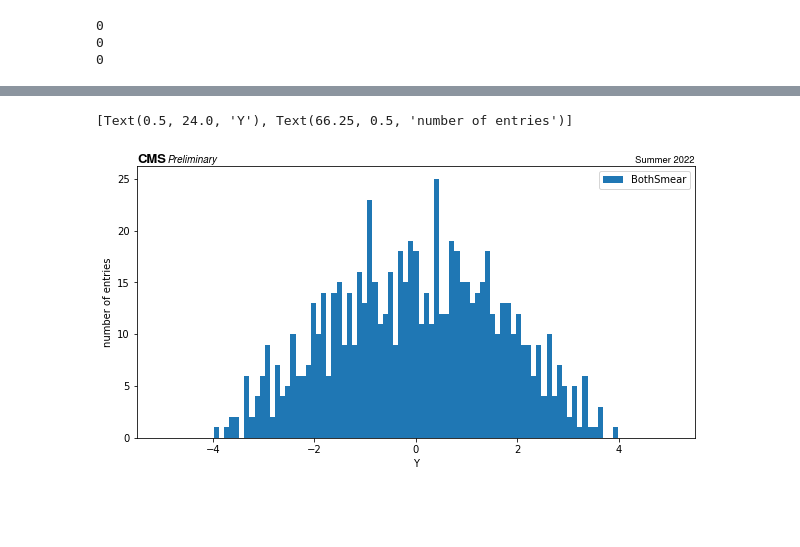
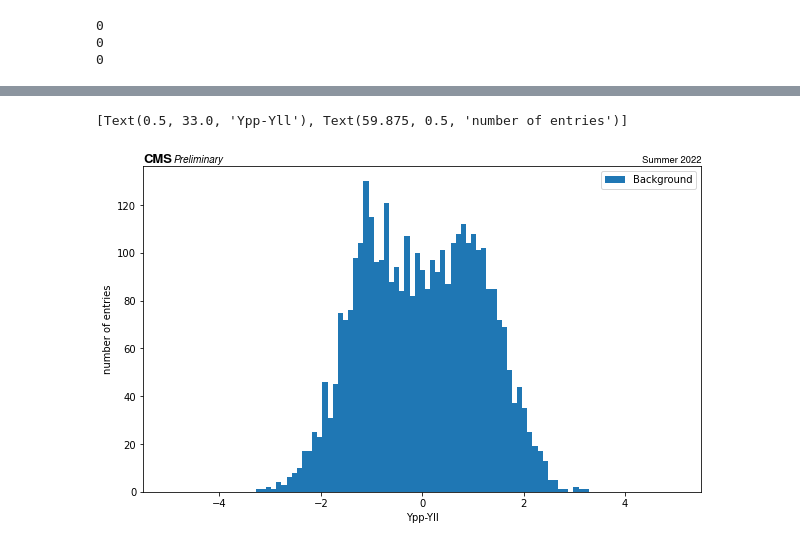
Before and after one commit to tomasurruzola/SummerProject, a Jupyter notebook: CutsBkg1.ipynb, the cells around one changed output, grey strips where cells are left out. Drawn from its saved outputs; the diff is of its cells as text; code cells hidden in the pictures; blank space fills up the shorter version.

```diff
--- a/CutsBkg1.ipynb
+++ b/CutsBkg1.ipynb
@@ -11,5 +10,5 @@ filename2=path+'ZToMuMu_M-120to200_TuneCP5_14TeV-powheg-pythia8_0002.root'
 # %%
 #open the file, using uproot
-#root_=uproot4.open( filename )
+root_=uproot4.open( filename )
 # %%
 #use "uproot4.concatenate":
@@ -55,7 +60,8 @@ for xi range of (0.009,0.197) proton pz is in range from 5623.10 to 6933.50 GeV
 #read protons only within the PPS acceptance
 protons = tree_.arrays(['GenProton.Pz','GenProton.Z','GenProton.IsPU','GenProton.T'],  cut="(abs(GenProton.Pz)>%g) & (abs(GenProton.Pz)<%g)"%(pz_min,pz_max))
 # %%
-tr=(10**9)*30E-12
+tr=(10**9)*50E-12
+trM=(10**9)*40E-12
 print(tr)
 print(protons['GenProton.T'])
 #print(pz)
@@ -171,7 +177,8 @@ N_Tmuons=tree_['MuonTight_size'].array()
 Tmu_pt=tree_['MuonTight.PT'].array()
 Tmu_eta=tree_['MuonTight.Eta'].array()
 Tmu_phi=tree_['MuonTight.Phi'].array()
-Tmu_VT=(10**9)*tree_['Vertex.T'].array()
+VT=(10**9)*tree_['Vertex.T'].array()
+Tmu_VT=VT+np.random.normal(0,trM,len(VT))
 Tmu_Vz=tree_['Vertex.Z'].array()
 # %%
 yl=[]
@@ -708,7 +715,7 @@ for i in range (nevents):
     if (XIM[i]!=0) and (TMu2_pt[i]>0):
         MPP.append(14000.*np.sqrt(XIM[i]*XIm[i]))
         MLL.append(mllt[i])
-        YPP.append(-0.5*np.log(XIM[i]/XIm[i]))
+        YPP.append(0.5*np.log(XIM[i]/XIm[i]))
         YLL.append(ylt[i])
         CTDif.append(0.5*c*(TMt[i]-Tmt[i]))
         Muz.append(Tmu_z[i][0])
@@ -808,12 +815,12 @@ plt.show()
 # %%
-f, ax = plt.subplots(figsize=(10,5))
-plt.hist(Y, bins=np.linspace(-5,5,100),label='BothSmear')
+f, ax = plt.subplots(figsize=(10,6))
+plt.hist(Y, bins=np.linspace(-5,5,100),label='Background')
 hep.cms.label(llabel="Preliminary", rlabel="Summer 2022", ax=ax)
 ax.legend();
-ax.set(xlabel='Y', ylabel='number of entries')
+ax.set(xlabel='Ypp-Yll', ylabel='number of entries')
 # %% [output]
-[Text(0.5, 24.0, 'Y'), Text(66.25, 0.5, 'number of entries')]
+[Text(0.5, 33.0, 'Ypp-Yll'), Text(59.875, 0.5, 'number of entries')]
-[figure, old version]
+[figure, new version]
 # %%
 import matplotlib.pyplot as plt
 import numpy as np
```
Also changed, not shown: parts of 60 cells of this notebook, 1 other file.
